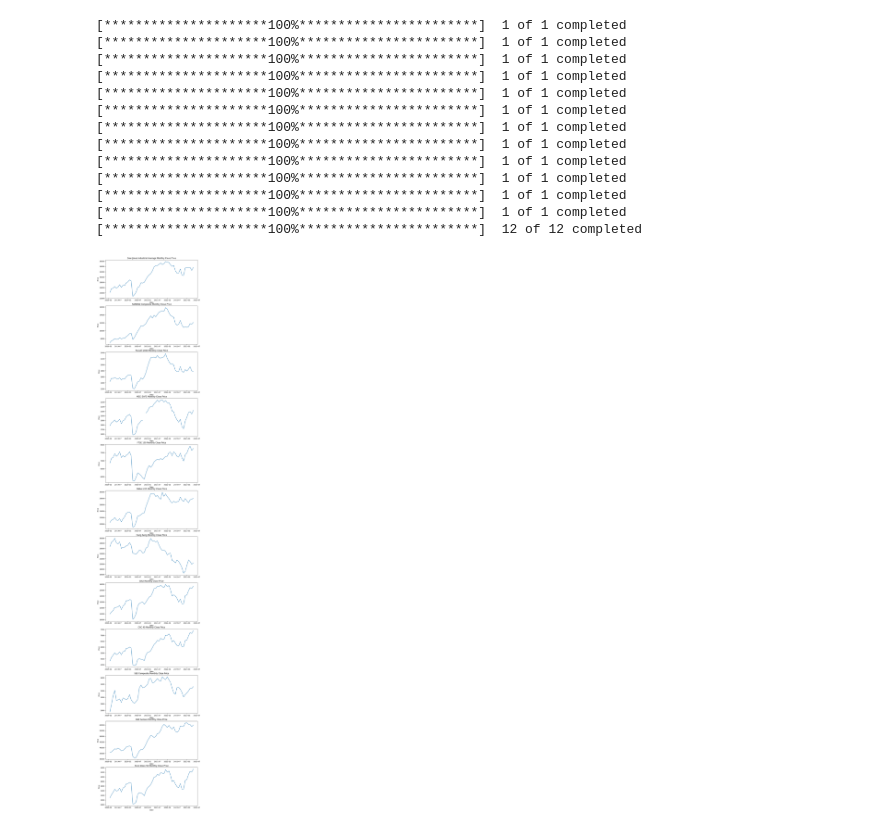
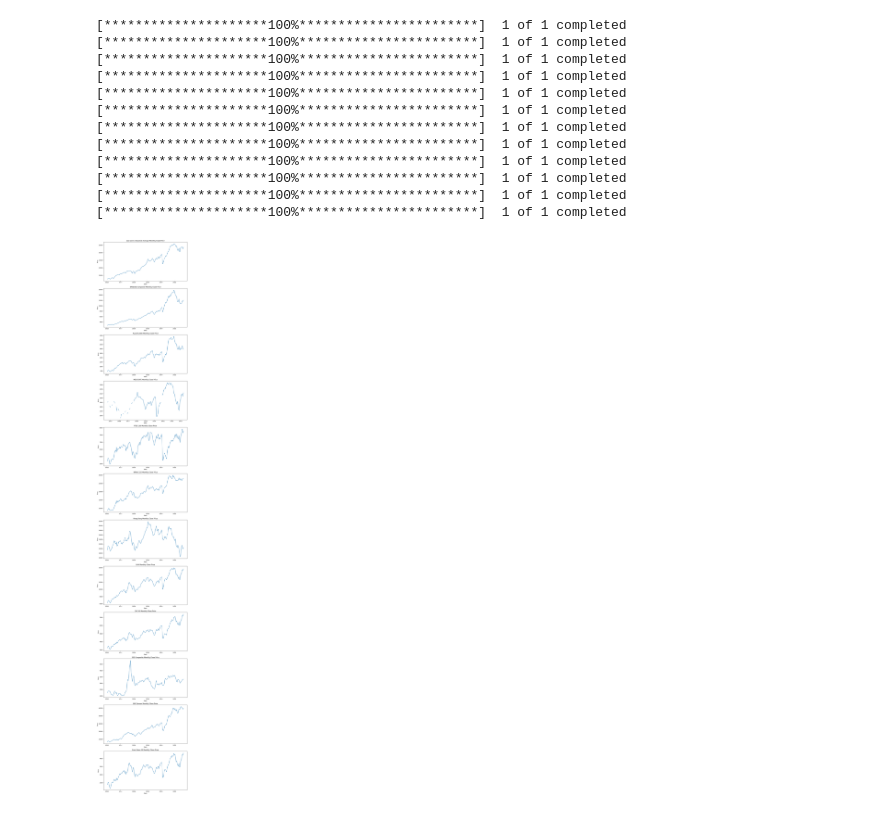
Before and after one commit to nmkzzztos/index_funds, a Jupyter notebook: main.ipynb, the cells around one changed output. Saved outputs shown, nothing was run; the diff lists cells and outputs as text; code cells hidden in the pictures.

```diff
--- a/main.ipynb
+++ b/main.ipynb
@@ -5,7 +5,7 @@ import matplotlib.pyplot as plt
 
 def plot_monthly_prices(plot, ticker, name=None):
     # Загрузка данных для индекса
-    index = yf.download(ticker, start='2019-01-01')
+    index = yf.download(ticker, start='2012-01-01')
 
     # Группировка данных по месяцам и вычисление средней цены закрытия
     index_monthly = index['Close'].resample('M').mean()
@@ -20,57 +20,31 @@ fig, (ax1, ax2, ax3, ax4, ax5, ax6, ax7, ax8, ax9, ax10, ax11, ax12) = plt.subpl
 
 # Построение 12 графиков цен закрытия по месяцам для 12 индексов
 plot_monthly_prices(ax1, '^DJI', 'Dow Jones Industrial Average') # DJIA - Dow Jones Industrial Average - индекс 30 крупнейших компаний США
 plot_monthly_prices(ax2, '^IXIC', 'NASDAQ Composite')            # NASDAQ Composite - все компании, торгуемые на NASDAQ, включая технологические и биотехнологические компании
 plot_monthly_prices(ax3, '^RUT', 'Russell 2000')                 # Russell 2000 - индекс 2000 мелких капитализаций компаний США
 plot_monthly_prices(ax4, 'MFS=F', 'MSCI EAFE')                   # MSCI EAFE - индекс 21 крупнейших компаний Европы, Азии и Австралии
 plot_monthly_prices(ax5, '^FTSE', 'FTSE 100')                    # FTSE 100 - индекс 100 крупнейших компаний Лондонской фондовой бирже
 plot_monthly_prices(ax6, '^N225', 'Nikkei 225')                  # Nikkei 225 - индекс 225 крупнейших компаний Японии
 plot_monthly_prices(ax7, '^HSI', 'Hang Seng')                    # Hang Seng - индекс 50 крупнейших компаний Гонконга
 plot_monthly_prices(ax8, '^GDAXI', 'DAX')                        # DAX - индекс 30 крупнейших компаний Германии
 plot_monthly_prices(ax9, '^FCHI', 'CAC 40')                      # CAC 40 - индекс 40 крупнейших компаний Франции
 plot_monthly_prices(ax10, '000001.SS', 'SSE Composite')          # SSE Composite - индекс 50 крупнейших компаний Китая
 plot_monthly_prices(ax11, '^BSESN', 'BSE Sensex')                # BSE Sensex - индекс 30 крупнейших компаний Индии
 plot_monthly_prices(ax12, '^STOXX50E', 'Euro Stoxx 50')          # Euro Stoxx 50 - индекс 50 крупнейших компаний Европы
 
-# Корреляция между индексами
-index_data = yf.download(['^DJI', '^IXIC', '^RUT', 'MFS=F', '^FTSE', '^N225', '^HSI', '^GDAXI', '^FCHI', '000001.SS', '^BSESN', '^STOXX50E'], start='2019-01-01')
-index_names = ['SSE Composite', 'MSCI EAFE', 'BSE Sensex', 'Dow Jones', 'CAC 40', 'FTSE 100', 'DAX', 'Hang Seng', 'NASDAQ Composite', 'Nikkei 225', 'Russell 2000', 'Euro Stoxx 50']
-index_data = index_data['Close']
-
-# Вычисление корреляции между индексами
-index_corr = index_data.corr()
-
-# Построение тепловой карты корреляции с названиями
-plt.figure(figsize=(10, 10))
-plt.title('Correlation between Indexes')
-plt.xlabel('Index')
-plt.ylabel('Index')
-plt.imshow(index_corr, cmap='hot', interpolation='none')
-plt.colorbar()
-plt.xticks(range(len(index_names)), index_names, rotation=90)
-plt.yticks(range(len(index_names)), index_names)
-
-# Общая тенденция цен закрытия по месяцам для всех индексов
-index_monthly = index_data.resample('M').mean()
-index_monthly.plot(figsize=(10, 10))
-plt.title('Monthly Close Price')
-plt.xlabel('Date')
-plt.ylabel('Price')
-
 plt.tight_layout()
 plt.show()
 # %% [output]
 [*********************100%***********************]  1 of 1 completed
 [*********************100%***********************]  1 of 1 completed
 [*********************100%***********************]  1 of 1 completed
 [*********************100%***********************]  1 of 1 completed
 [*********************100%***********************]  1 of 1 completed
 [*********************100%***********************]  1 of 1 completed
 [*********************100%***********************]  1 of 1 completed
 [*********************100%***********************]  1 of 1 completed
 [*********************100%***********************]  1 of 1 completed
 [*********************100%***********************]  1 of 1 completed
 [*********************100%***********************]  1 of 1 completed
 [*********************100%***********************]  1 of 1 completed
-[*********************100%***********************]  12 of 12 completed
-[figure, old version]
+[figure, new version]
```
Also changed, not shown: parts of 5 cells of this notebook.
